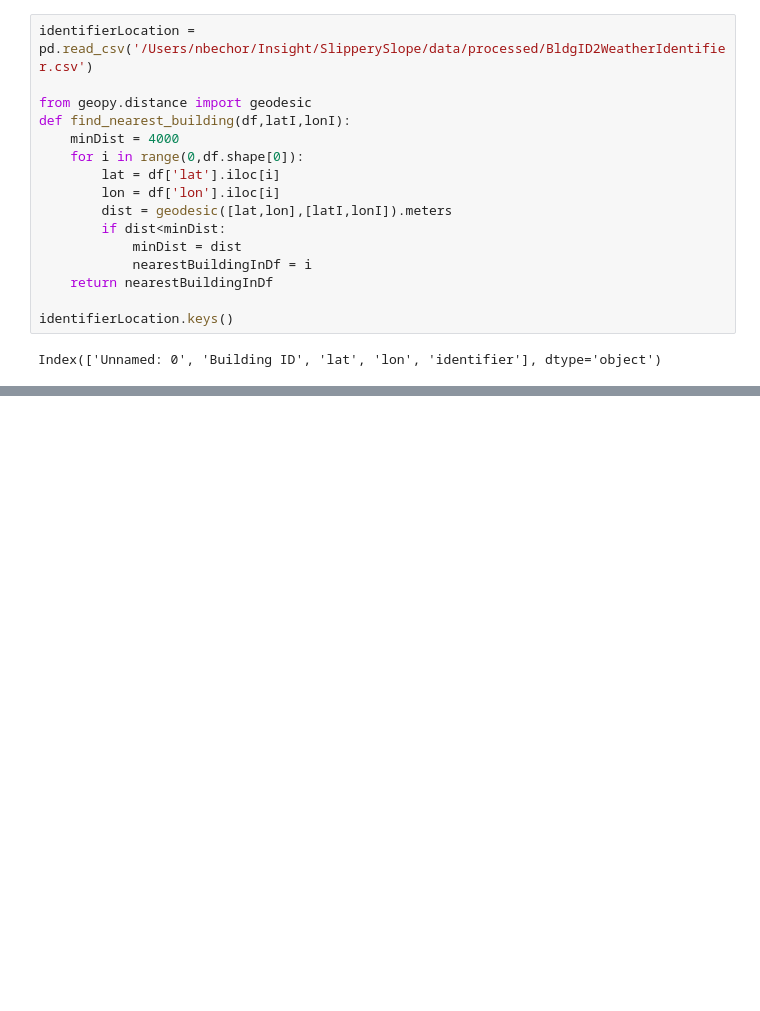
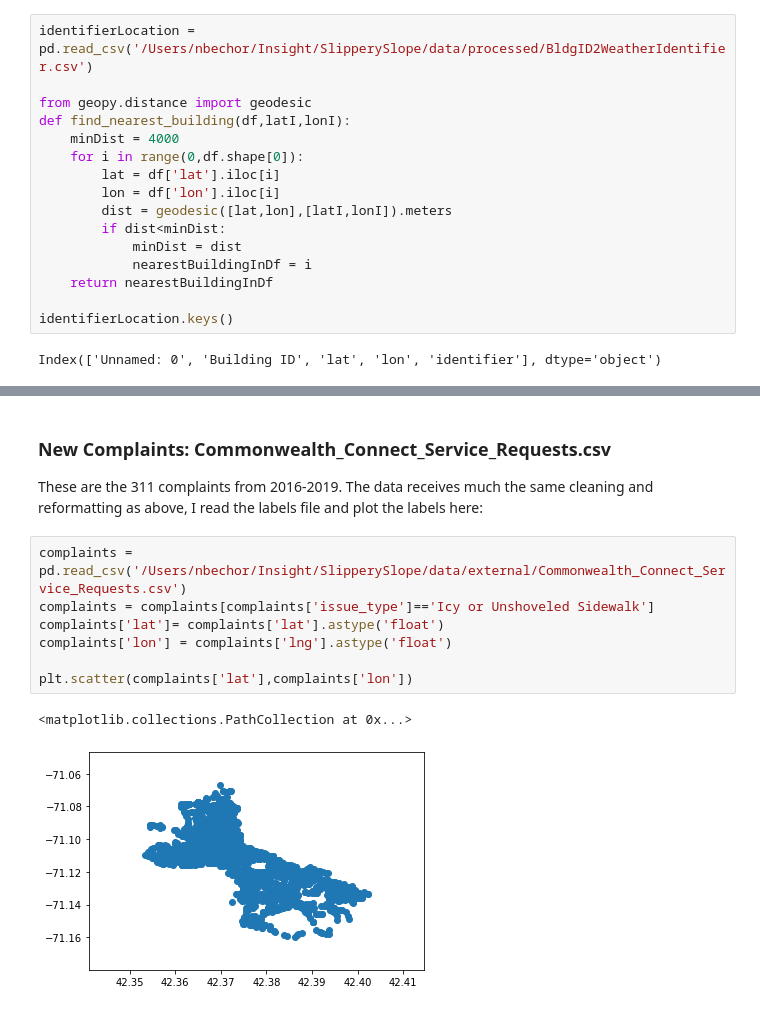
Before and after one commit to nbechor/SlipperySlope, a Jupyter notebook: notebooks/Notebook2ConnectingBuildingIDWithComplaintsAndTicketDataSets.ipynb, the cells around one changed output, grey strips where cells are left out. Saved outputs shown, nothing was run; the diff lists cells and outputs as text; blank space fills up the shorter version.

```diff
--- a/notebooks/Notebook2ConnectingBuildingIDWithComplaintsAndTicketDataSets.ipynb
+++ b/notebooks/Notebook2ConnectingBuildingIDWithComplaintsAndTicketDataSets.ipynb
@@ -136,0 +251,14 @@ KeyboardInterrupt:
+# %% [markdown]
+### New Complaints: Commonwealth_Connect_Service_Requests.csv
+
+These are the 311 complaints from 2016-2019. The data receives much the same cleaning and reformatting as above, I read the labels file and plot the labels here:
+# %%
+complaints = pd.read_csv('/Users/nbechor/Insight/SlipperySlope/data/external/Commonwealth_Connect_Service_Requests.csv')
+complaints = complaints[complaints['issue_type']=='Icy or Unshoveled Sidewalk']
+complaints['lat']= complaints['lat'].astype('float')
+complaints['lon'] = complaints['lng'].astype('float')
+
+plt.scatter(complaints['lat'],complaints['lon'])
+# %% [output]
+<matplotlib.collections.PathCollection at 0x...>
+[figure, added]
```
Also changed, not shown: parts of 22 cells of this notebook, 12 other files.
